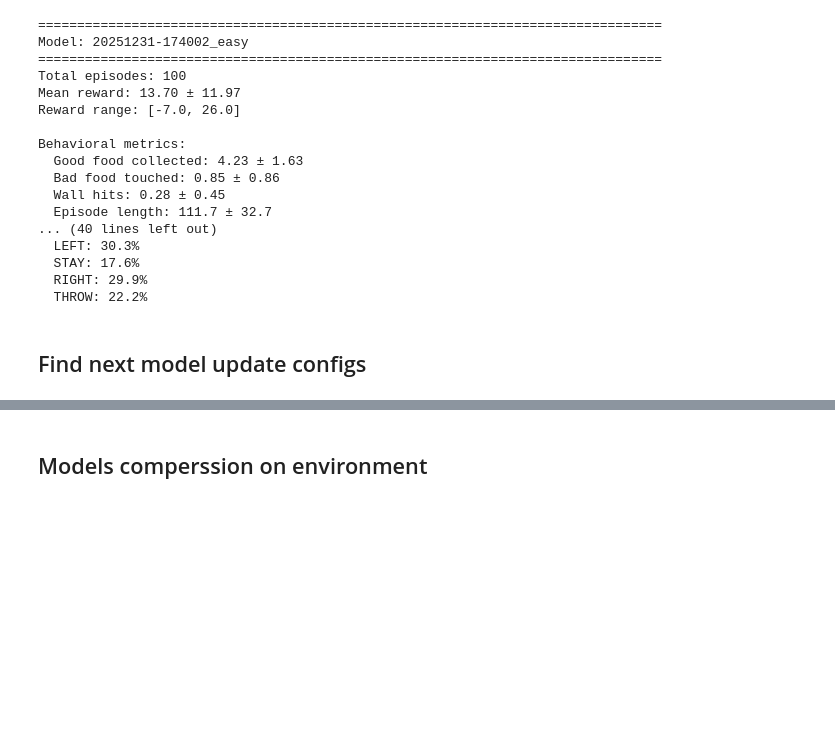
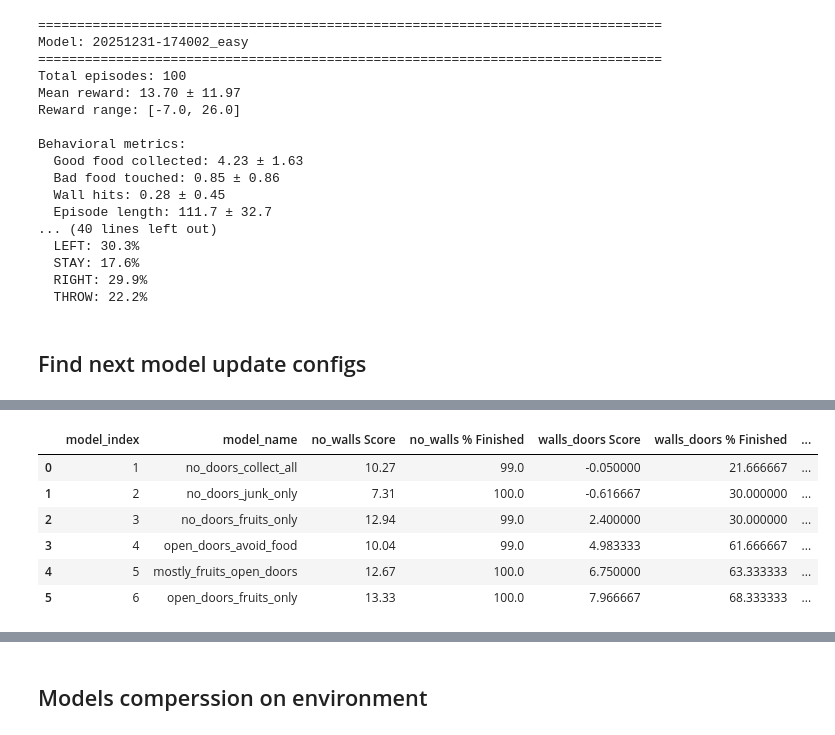
Before and after one commit to matansol/dpu_fruitbot, a Jupyter notebook: evaluate_agents.ipynb, the cells around one changed output, grey strips where cells are left out. Drawn from its saved outputs; the diff is of its cells as text; code cells hidden in the pictures; blank space fills up the shorter version.

```diff
--- a/evaluate_agents.ipynb
+++ b/evaluate_agents.ipynb
@@ -592,0 +690,54 @@ number of levels per config: 9
+# %%
+# Calculate mean score and completion percentage per config
+models_scores = models_scores_filltered.copy()
+config_stats = (
+    models_scores
+    .assign(completed_pct=models_scores['completed'] * 100)
+    .groupby(['model_index', 'model_name', 'config_name'])
+    .agg(
+        mean_score=('total_reward', 'mean'),
+        finished_pct=('completed_pct', 'mean')
+    )
+    .unstack('config_name')
+)
+
+# Flatten MultiIndex columns to nicely formatted names
+config_stats.columns = [f"{col[1]} {col[0].replace('mean_score', 'Score').replace('finished_pct', '% Finished')}" for col in config_stats.columns]
+config_stats = config_stats.reset_index()
+
+# Overall stats across all configs
+all_configs_stats = (
+    models_scores
+    .assign(completed_pct=models_scores['completed'] * 100)
+    .groupby(['model_index', 'model_name'], as_index=False)
+    .agg(
+        All_Configs_Score=('total_reward', 'mean'),
+        All_Configs_Finished_Pct=('completed_pct', 'mean')
+    )
+    .rename(columns={
+        'All_Configs_Score': 'All Configs Score',
+        'All_Configs_Finished_Pct': 'All Configs % Finished'
+    })
+)
+
+# Combine them into one table
+combined_scores = pd.merge(config_stats, all_configs_stats, on=['model_index', 'model_name'])
+
+# Reorder columns so that each config's score and % finished are next to each other
+config_names = sorted(models_scores['config_name'].unique())
+ordered_cols = ['model_index', 'model_name']
+for c in config_names:
+    ordered_cols.extend([f"{c} Score", f"{c} % Finished"])
+ordered_cols.extend(['All Configs Score', 'All Configs % Finished'])
+
+combined_scores = combined_scores[ordered_cols]
+
+display(combined_scores)
+# %% [output]
+|  | model_index | model_name | no_walls Score | no_walls % Finished | walls_doors Score | walls_doors % Finished | ... |
+| 0 | 1 | no_doors_collect_all | 10.27 | 99.0 | -0.050000 | 21.666667 | ... |
+| 1 | 2 | no_doors_junk_only | 7.31 | 100.0 | -0.616667 | 30.000000 | ... |
+| 2 | 3 | no_doors_fruits_only | 12.94 | 99.0 | 2.400000 | 30.000000 | ... |
+| 3 | 4 | open_doors_avoid_food | 10.04 | 99.0 | 4.983333 | 61.666667 | ... |
+| 4 | 5 | mostly_fruits_open_doors | 12.67 | 100.0 | 6.750000 | 63.333333 | ... |
+| 5 | 6 | open_doors_fruits_only | 13.33 | 100.0 | 7.966667 | 68.333333 | ... |
```
Also changed, not shown: parts of 14 cells of this notebook, 8 other files.
